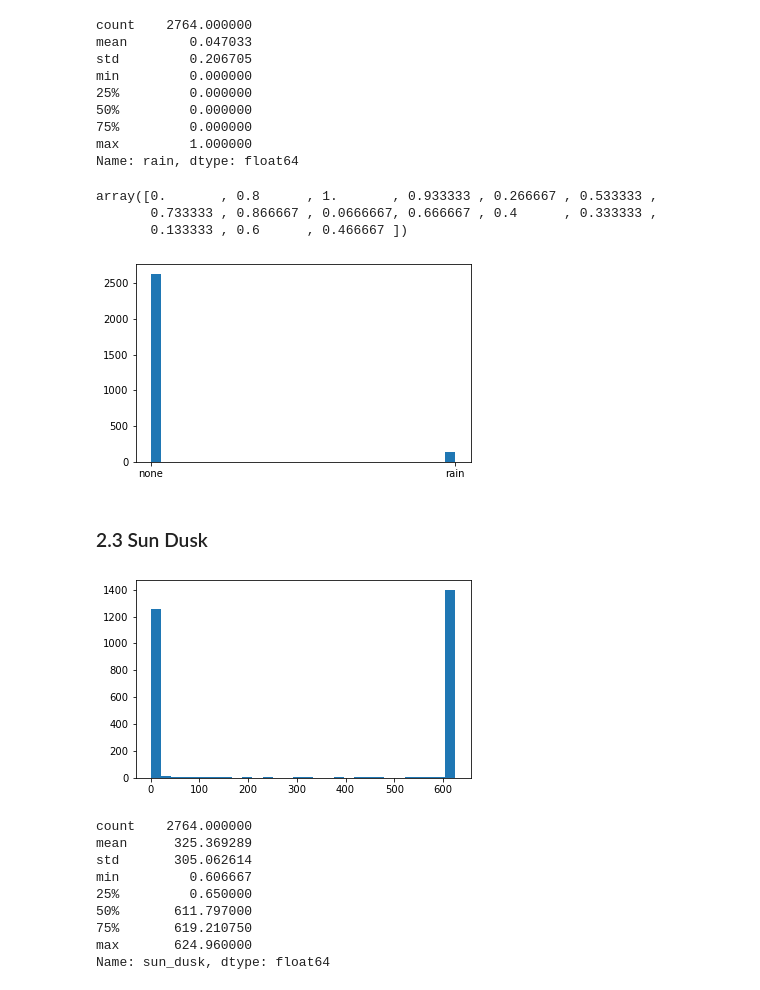
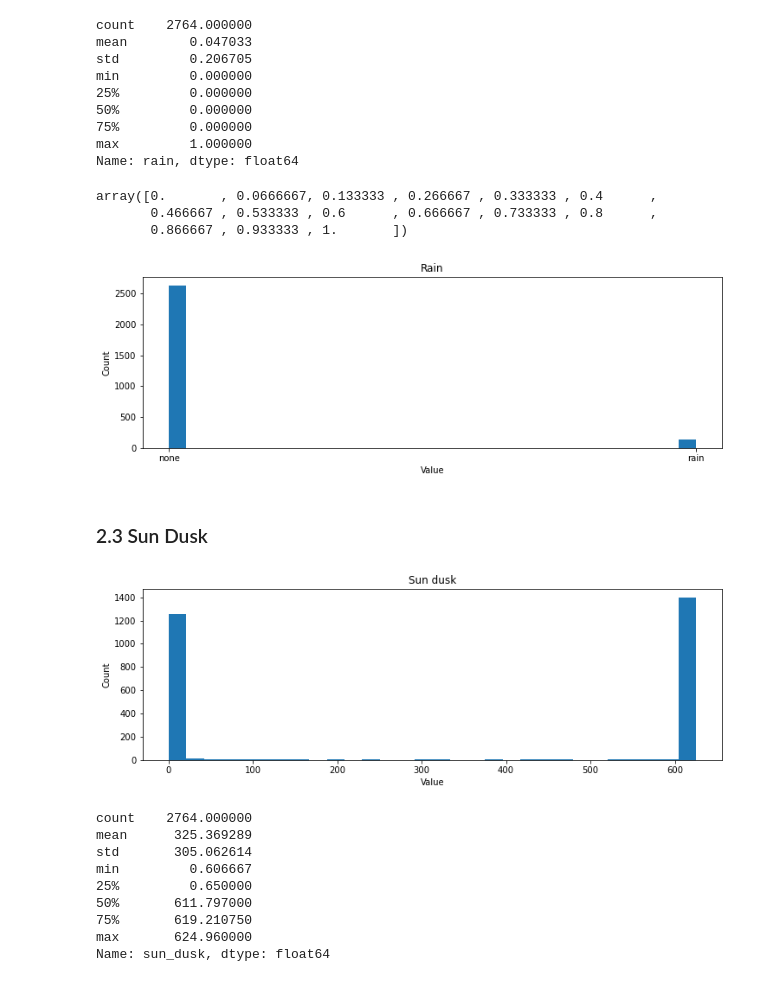
Before and after one commit to Caveexplorer/Home-Temperature-Time-Series-Forecasting, a Jupyter notebook: Notebooks/Pre-processing and Training Data Development.ipynb, the cells around one changed output. Cells and saved outputs as stored; diff of their text form; code cells hidden in the pictures.

```diff
--- a/Notebooks/Pre-processing and Training Data Development.ipynb
+++ b/Notebooks/Pre-processing and Training Data Development.ipynb
@@ -123,9 +146,9 @@ min         0.000000
 max         1.000000
 Name: rain, dtype: float64
 # %%
-df['rain'].unique()
+np.sort(df['rain'].unique())
 # %% [output]
-array([0.       , 0.8      , 1.       , 0.933333 , 0.266667 , 0.533333 ,
-       0.733333 , 0.866667 , 0.0666667, 0.666667 , 0.4      , 0.333333 ,
-       0.133333 , 0.6      , 0.466667 ])
+array([0.       , 0.0666667, 0.133333 , 0.266667 , 0.333333 , 0.4      ,
+       0.466667 , 0.533333 , 0.6      , 0.666667 , 0.733333 , 0.8      ,
+       0.866667 , 0.933333 , 1.       ])
 # %%
@@ -137,22 +160,28 @@ for i in df['rain']:
         df['rain'].replace(to_replace = i, value = 'rain', inplace=True)
 # %%
 # Check our work
-fig = plt.figure(figsize = (6, 8))
+fig = plt.figure(figsize = (12, 8))
 plt.subplot(2, 1, 1)
 plt.hist(df['rain'], bins = 30)
+plt.title('Rain')
+plt.xlabel('Value')
+plt.ylabel('Count')
 plt.show()
 # %% [output]
-[figure, old version]
+[figure, new version]
 # %% [markdown]
 ### 2.3 Sun Dusk
 # %%
 # View the sun dusk column again
-fig = plt.figure(figsize = (6, 8))
+fig = plt.figure(figsize = (12, 8))
 plt.subplot(2, 1, 1)
 plt.hist(df['sun_dusk'], bins = 30)
+plt.title('Sun dusk')
+plt.xlabel('Value')
+plt.ylabel('Count')
 plt.show()
 # %% [output]
-[figure, old version]
+[figure, new version]
 # %%
 df['sun_dusk'].describe()
 # %% [output]
```
Also changed, not shown: parts of 10 cells of this notebook, 13 other files.
